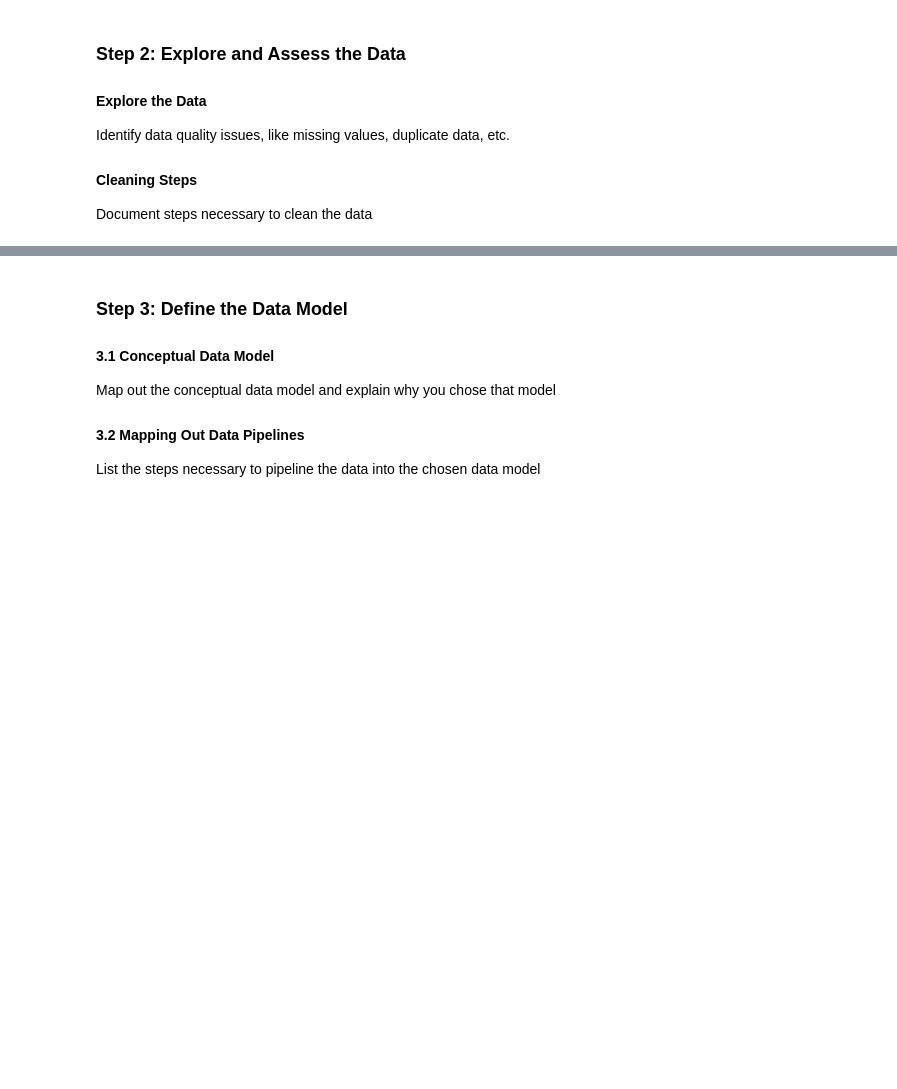
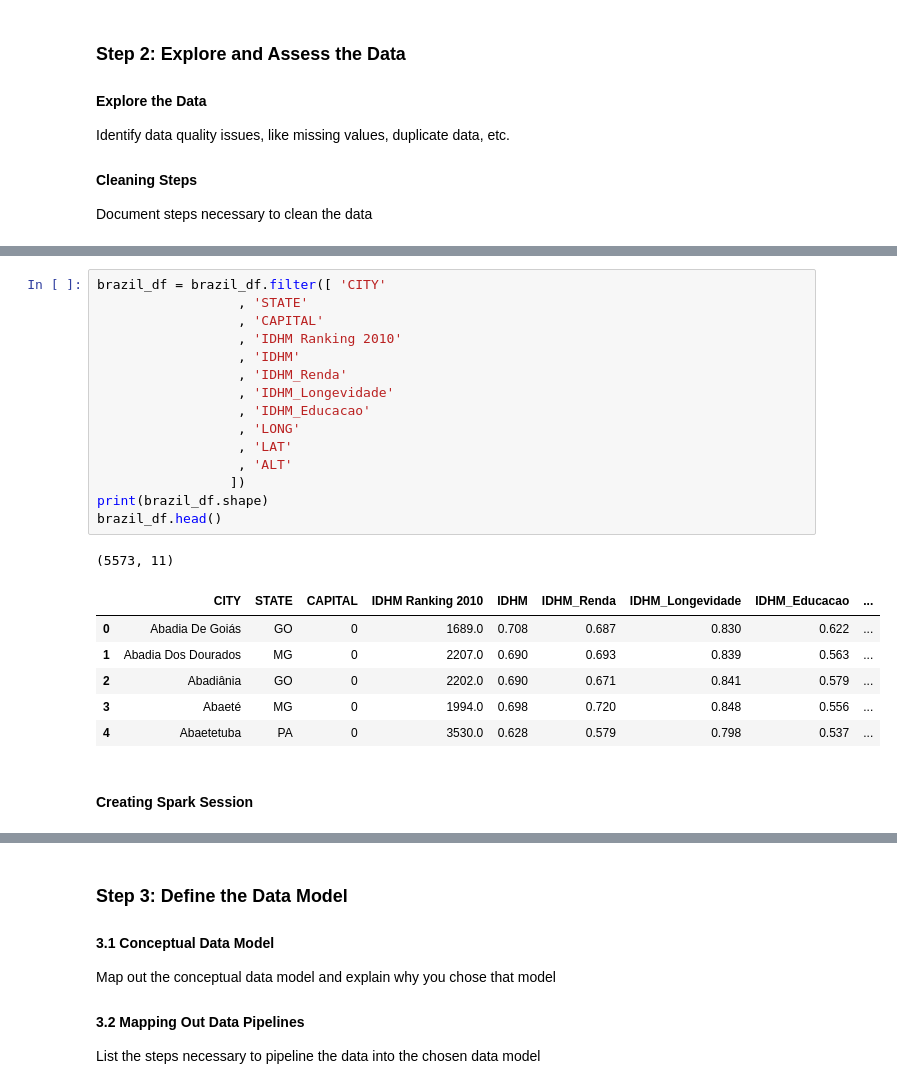
Before and after one commit to davidsondefaria/Capstone, a Jupyter notebook: Capstone Project Template.ipynb, the cells around one changed output, grey strips where cells are left out. Cells and saved outputs as stored; diff of their text form; blank space fills up the shorter version.

```diff
--- a/Capstone Project Template.ipynb
+++ b/Capstone Project Template.ipynb
@@ -111,0 +167,25 @@ Document steps necessary to clean the data
+# %%
+brazil_df = brazil_df.filter([ 'CITY'
+                  , 'STATE'
+                  , 'CAPITAL'
+                  , 'IDHM Ranking 2010'
+                  , 'IDHM'
+                  , 'IDHM_Renda'
+                  , 'IDHM_Longevidade'
+                  , 'IDHM_Educacao'
+                  , 'LONG'
+                  , 'LAT'
+                  , 'ALT'
+                 ])
+print(brazil_df.shape)
+brazil_df.head()
+# %% [output]
+(5573, 11)
+|  | CITY | STATE | CAPITAL | IDHM Ranking 2010 | IDHM | IDHM_Renda | IDHM_Longevidade | IDHM_Educacao | ... |
+| 0 | Abadia De Goiás | GO | 0 | 1689.0 | 0.708 | 0.687 | 0.830 | 0.622 | ... |
+| 1 | Abadia Dos Dourados | MG | 0 | 2207.0 | 0.690 | 0.693 | 0.839 | 0.563 | ... |
+| 2 | Abadiânia | GO | 0 | 2202.0 | 0.690 | 0.671 | 0.841 | 0.579 | ... |
+| 3 | Abaeté | MG | 0 | 1994.0 | 0.698 | 0.720 | 0.848 | 0.556 | ... |
+| 4 | Abaetetuba | PA | 0 | 3530.0 | 0.628 | 0.579 | 0.798 | 0.537 | ... |
+# %% [markdown]
+#### Creating Spark Session
```
Also changed, not shown: parts of 18 cells of this notebook, 15 other files.
